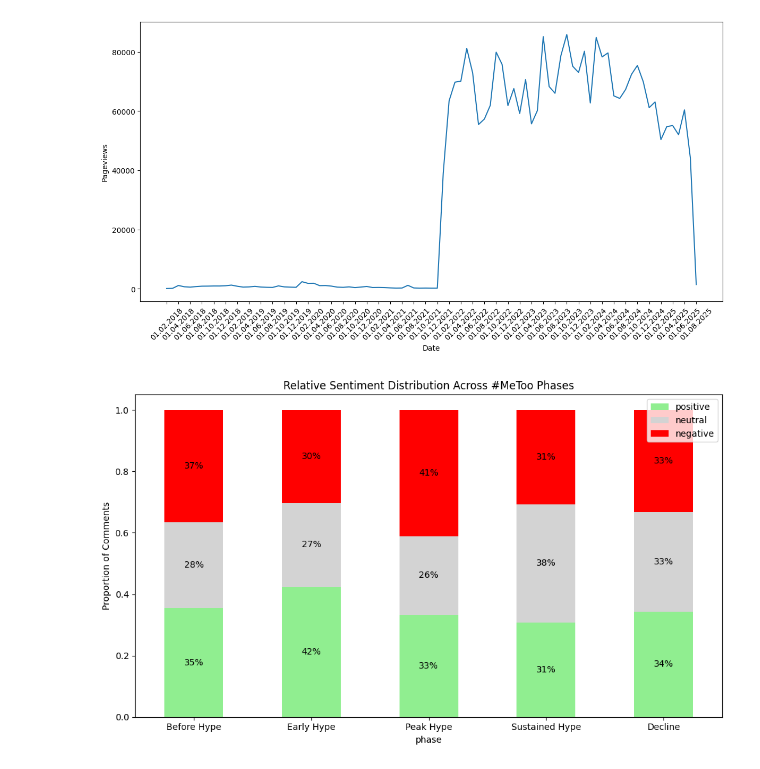
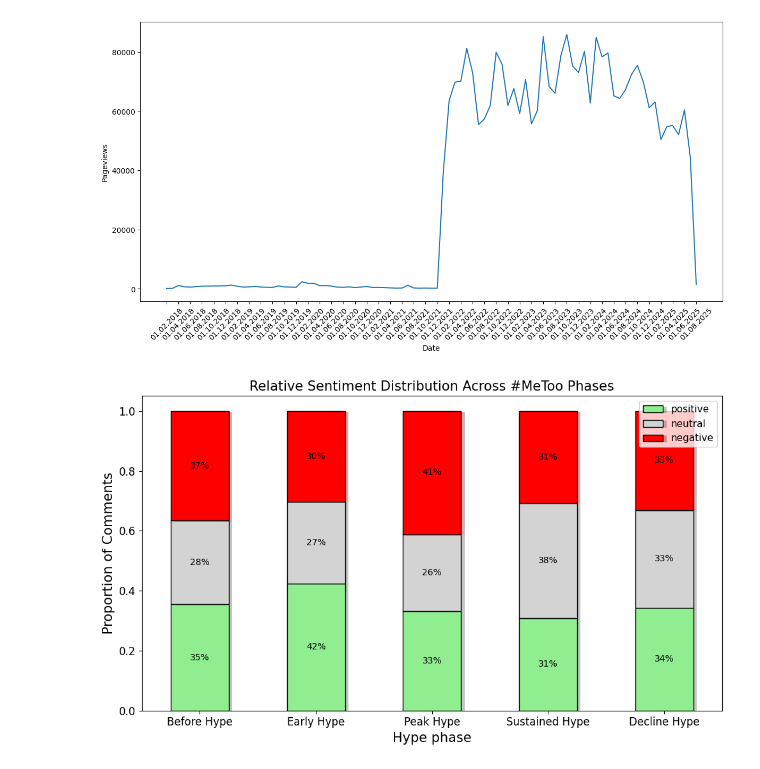
Before and after one commit to DataDivasCAU/DataDivas, a Jupyter notebook: Diana/Question 4/question 4.ipynb, the cells around one changed output. Cells and saved outputs as stored; diff of their text form; code cells hidden in the pictures.

Commit message:
changed bar plot

```diff
--- a/Diana/Question 4/question 4.ipynb
+++ b/Diana/Question 4/question 4.ipynb
@@ -153,36 +154,41 @@ calculate_sentiment(data5, "sentimentDeclineHype.csv")
 # Get the sentiment ratio of each data and put them into one dataframe
 before = pd.read_csv("sentimentBeforeHype.csv")
 before["phase"] = "Before Hype"
 early = pd.read_csv("sentimentEarlyHype.csv")
 early["phase"] = "Early Hype"
 peak = pd.read_csv("sentimentPeakHype.csv")
 peak["phase"] = "Peak Hype"
 sustained = pd.read_csv("sentimentSustainedHype.csv")
 sustained["phase"] = "Sustained Hype"
 decline = pd.read_csv("sentimentDeclineHype.csv")
-decline["phase"] = "Decline"
+decline["phase"] = "Decline Hype"
 
 df = pd.concat([before, early, peak, sustained, decline], ignore_index=True)
 
 
 df_prop = df.set_index("phase")[["positive","neutral","negative"]]
 # Normalizes each row, so total = 1
 df_prop = df_prop.div(df_prop.sum(axis=1), axis=0)
 
 # Constructs a stacked bar plot
-ax = df_prop.plot(kind="bar", stacked=True, figsize=(10,6), color=["lightgreen", "lightgray", "red"])
+ax = df_prop.plot(kind="bar", stacked=True, figsize=(10,6), color=["lightgreen", "lightgray", "red"], edgecolor='black', path_effects=[path_effects.SimplePatchShadow(offset=(4, -1)),
+                       path_effects.Normal()])
 
 # Adds percentages inside each bar part
 for container in ax.containers:
     ax.bar_label(container,
                  labels=[f"{v.get_height()*100:.0f}%" for v in container],
                  label_type="center")
 
-plt.ylabel("Proportion of Comments")
-plt.title("Relative Sentiment Distribution Across #MeToo Phases")
-plt.xticks(rotation=360)
+plt.ylabel("Proportion of Comments", fontsize=15)
+plt.title("Relative Sentiment Distribution Across #MeToo Phases", fontsize=15)
+plt.xticks(rotation=360, fontsize=12)
+plt.yticks( fontsize=12)
+plt.xlabel("Hype phase", fontsize=15)
+plt.yticks( fontsize=12)
+plt.legend(fontsize=11)
 plt.savefig("bar-plot.png", dpi=300, bbox_inches="tight")
 plt.tight_layout()
 plt.show()
 # %% [output]
-[figure, old version]
+[figure, new version]
```
Also changed, not shown: parts of 2 cells of this notebook, 3 other files.
